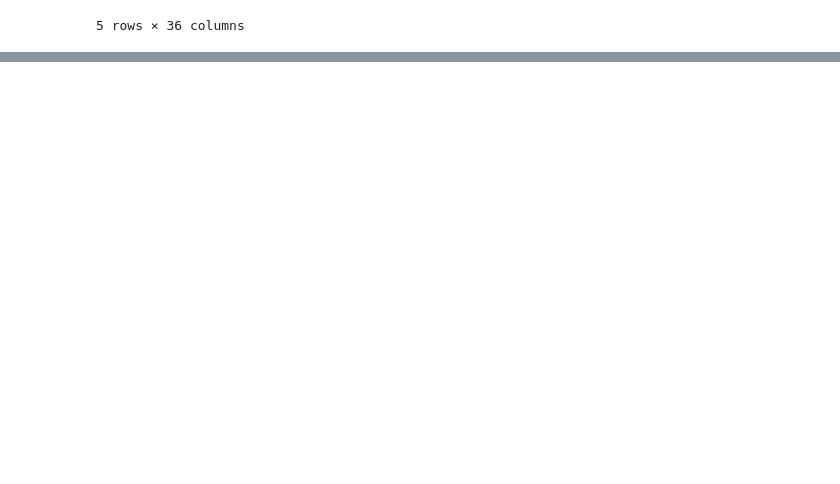
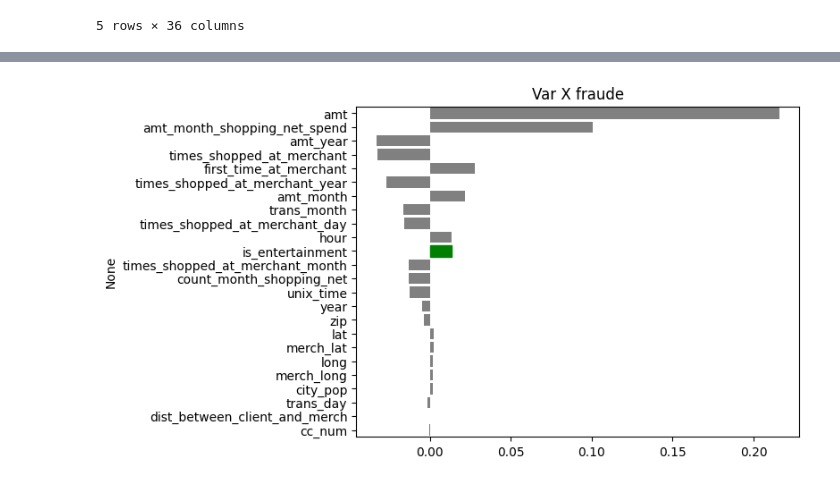
Before and after one commit to AleMar21430/Plus-TI-1, a Jupyter notebook: Engineering.ipynb, the cells around one changed output, grey strips where cells are left out. Saved outputs shown, nothing was run; the diff lists cells and outputs as text; code cells hidden in the pictures; blank space fills up the shorter version.

```diff
--- a/Engineering.ipynb
+++ b/Engineering.ipynb
@@ -68,7 +80,7 @@ df['is_entertainment'] = df['category'].str.lower().fillna('').apply(
 	lambda x: any(keyword in x for keyword in entertainment_keywords)
 )
 
-entertainment_df = df[df['is_entertainment']]
+entertainment_df = df
 entertainment_df.head()
 # %% [output]
 |  | trans_datetime | cc_num | merchant | category | amt | first | last | gender | street | city | ... |
@@ -80,2 +92,17 @@ entertainment_df.head()
 5 rows × 37 columns
+# %%
+import matplotlib.pyplot as plt
+import seaborn as sns
+numeric_cols = entertainment_df.select_dtypes(include=['float64', 'int64', 'bool']).drop(columns=['is_fraud'])
+corr = numeric_cols.corrwith(entertainment_df['is_fraud']).sort_values(key=abs, ascending=False)
+
+plt.figure()
+barplot = sns.barplot(x=corr.values, y=corr.index, color='gray')
+for i, label in enumerate(corr.index):
+	if label == 'is_entertainment':
+		barplot.patches[i].set_color('green')
+plt.title("Var X fraude")
+plt.show()
+# %% [output]
+[figure, added]
 # %%
```
Also changed, not shown: parts of 5 cells of this notebook, 1 other file.
